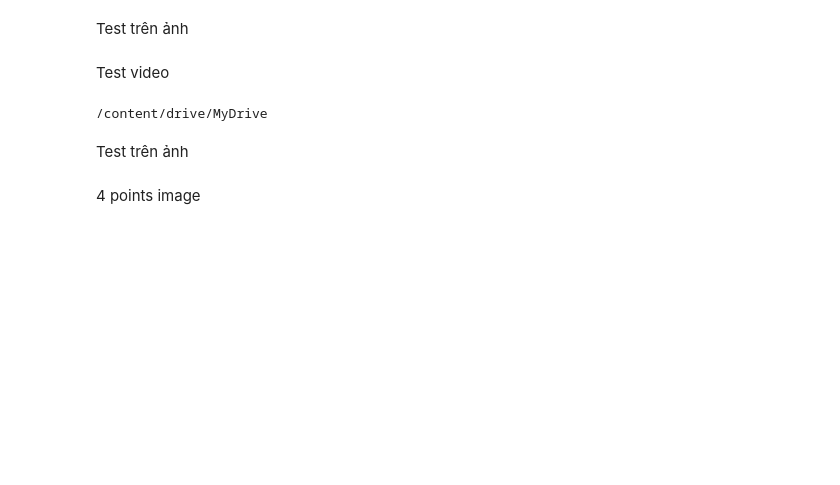
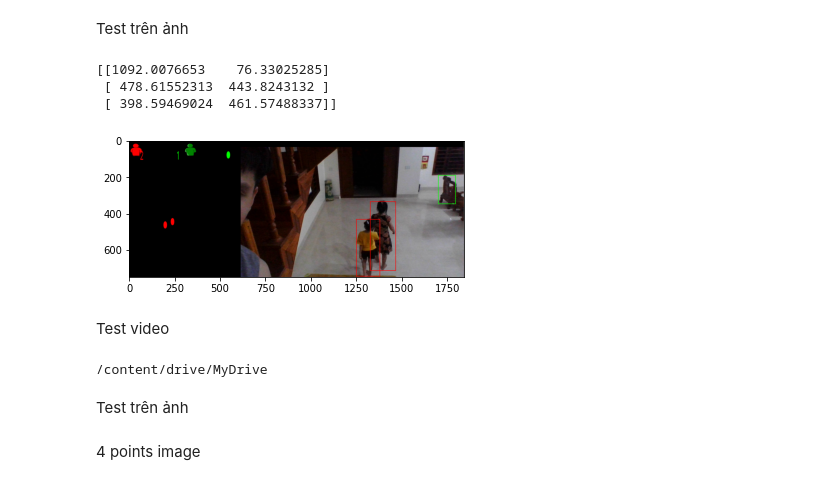
Before and after one commit to lephuocdat2000/Advanced-CV, a Jupyter notebook: FinalProject.ipynb, the cells around one changed output. Cells and saved outputs as stored; diff of their text form; code cells hidden in the pictures; blank space fills up the shorter version.

```diff
--- a/FinalProject.ipynb
+++ b/FinalProject.ipynb
@@ -91,7 +91,7 @@ def MatrixCreation(A,B,C,D):
                       [0,height-1],
                       [width-1,height-1]])
     M = cv2.getPerspectiveTransform(inputs,outputs)
-    return M
+    return M,width,height
 
 def Points_Transformation(boxes):
     x_ = boxes[:,0]+(boxes[:,2]-boxes[:,0]) / 2
@@ -206,30 +196,46 @@ M = MatrixCreation(A,B,C,D)
 # %% [markdown]
 Test trên ảnh
 # %%
+# Get transformation matrix
+A = [470,330]
+B = [980,310]
+C = [310,700]
+D = [1200,680]
+distance_minimum = 2.0
+real_width,real_height = 7.5,8.0
+pixel_width,pixel_height = B[0] - A[0], C[1]-A[1]
+M,pixel_width,pixel_height = MatrixCreation(A,B,C,D)
+
 image = cv2.imread("/content/drive/MyDrive/Advanced-CV/193593992_323953159303430_8126787994321005785_n.png")
 boxes = darknet_helper(image, width, height)
 transformed_points = Points_Transformation(boxes)
+print(transformed_points)
 if len(boxes) > 1:
     image_rect = image.copy()
     list_indexes = list(itertools.combinations(range(len(transformed_points)), 2))
     x_y_ = []
     for i,pair in enumerate(itertools.combinations(transformed_points, r=2)):
       if np.sqrt( ((pair[0][0] - pair[1][0])*real_width/pixel_width)**2 + ((pair[0][1] - pair[1][1])*real_height/pixel_height)**2  ) < int(distance_minimum):
       #change color top view
          index_pt1 = list_indexes[i][0]
          index_pt2 = list_indexes[i][1]
       #change color original frame
          DrawnRectangel(boxes,image_rect,index_pt1,(0,0,255))
          DrawnRectangel(boxes,image_rect,index_pt2,(0,0,255))
          x_y_.append(index_pt1)
          x_y_.append(index_pt2)
          diff = np.setdiff1d(list(range(0,len(boxes))),np.unique(x_y_))
          for i in diff: DrawnRectangel(boxes,image_rect,i,(0,255,0))
 elif len(boxes)==1:
     image_rect = image.copy()
     DrawnRectangel(boxes,image_rect,0,(0,255,0))
 else: image_rect = image.copy()
 birds_eye_view_image = get_birds_eye_view_image(transformed_points,diff,x_y_,image.shape[0],image.shape[1])
 combined_image = np.concatenate((birds_eye_view_image,image_rect), axis=1)
 plt.imshow(cv2.cvtColor(combined_image,cv2.COLOR_BGR2RGB))
 plt.show()
+# %% [output]
+[[1092.0076653    76.33025285]
+ [ 478.61552313  443.8243132 ]
+ [ 398.59469024  461.57488337]]
+[figure, added]
```
Also changed, not shown: parts of 6 cells of this notebook.
